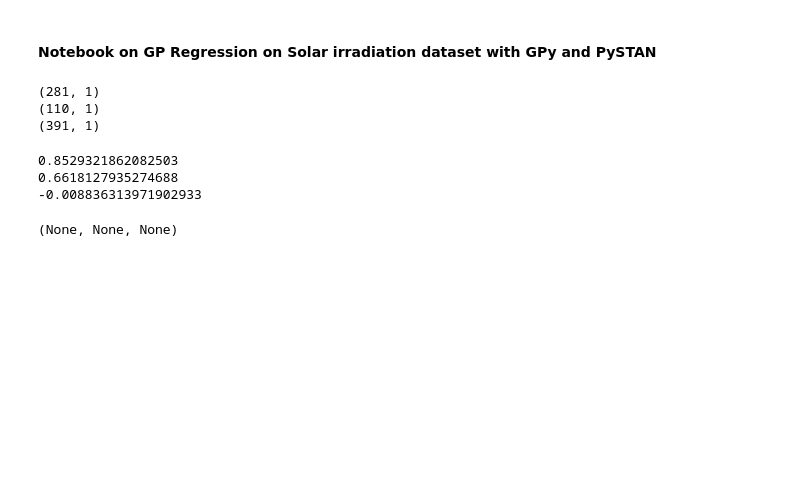
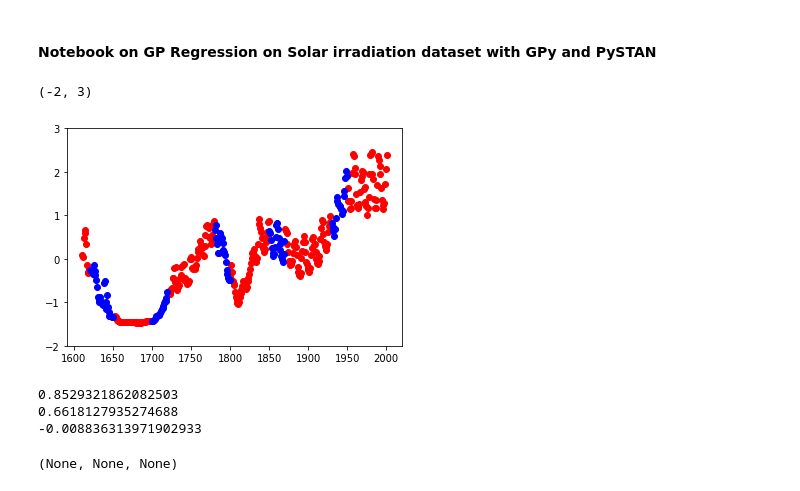
Before and after one commit to adhaka/Sparse_GP_Stan, a Jupyter notebook: temp_work/GPy_Solar.ipynb, the cells around one changed output. Saved outputs shown, nothing was run; the diff lists cells and outputs as text; code cells hidden in the pictures; blank space fills up the shorter version.

```diff
--- a/temp_work/GPy_Solar.ipynb
+++ b/temp_work/GPy_Solar.ipynb
@@ -31,14 +47,14 @@ for low, up in intervals:
     X_train = np.delete(X_train, np.where(ind)[0], axis=0)
     Y_train = np.delete(Y_train, np.where(ind)[0], axis=0)
 X_test, Y_test = np.vstack(X_test), np.vstack(Y_test)
-# %%
-print(X_train.shape)
-print(X_test.shape)
-print(X.shape)
-# %% [output]
-(281, 1)
-(110, 1)
-(391, 1)
+# %%
+ax, fig = plt.subplots
+plt.plot(X_train, Y_train, 'ro')
+plt.plot(X_test, Y_test, 'bo')
+plt.ylim((-2,3))
+# %% [output]
+(-2, 3)
+[figure, added]
 # %%
 lik = GPy.likelihoods.Gaussian()
 # %%
```
Also changed, not shown: parts of 4 cells of this notebook, 2 other files.
